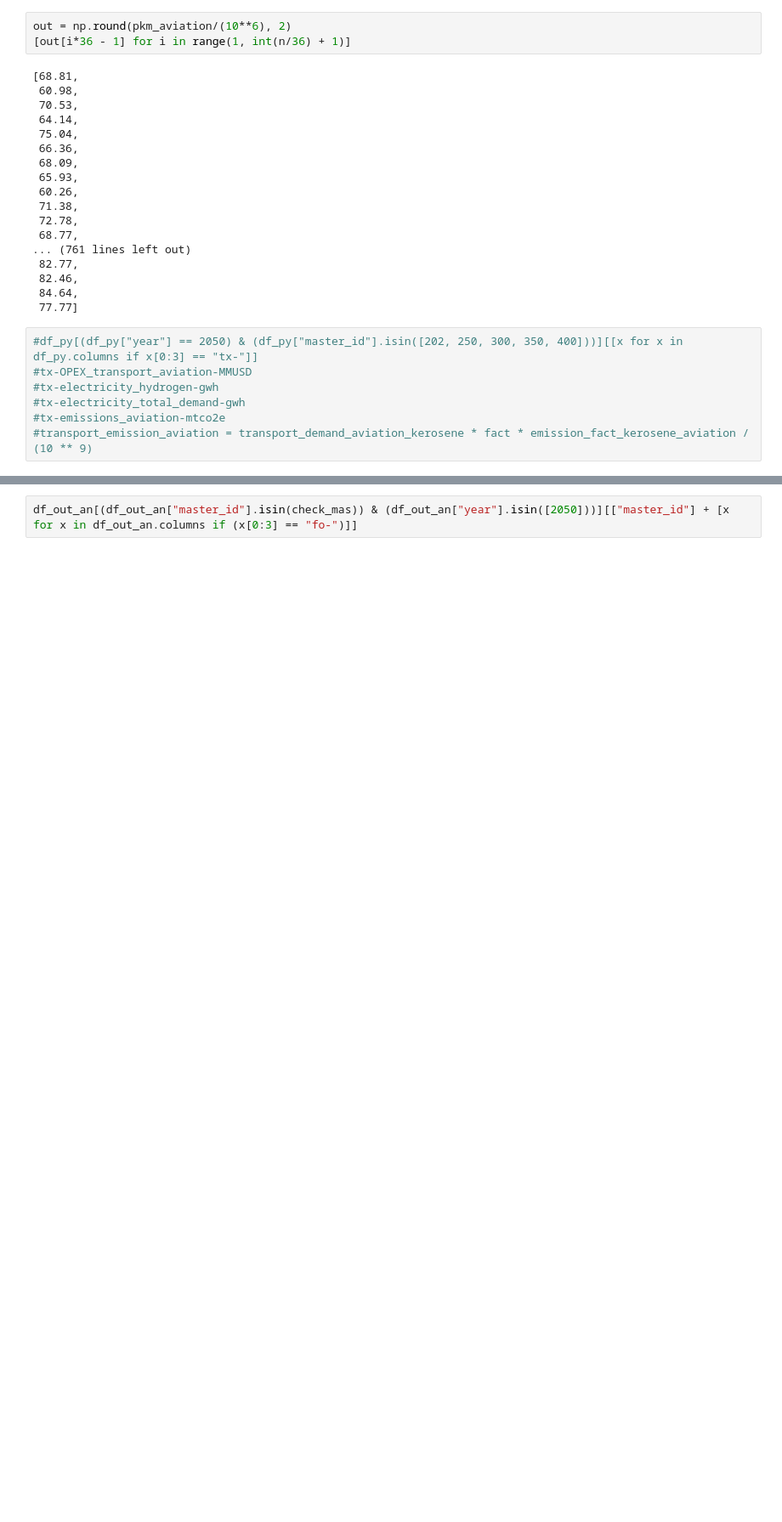
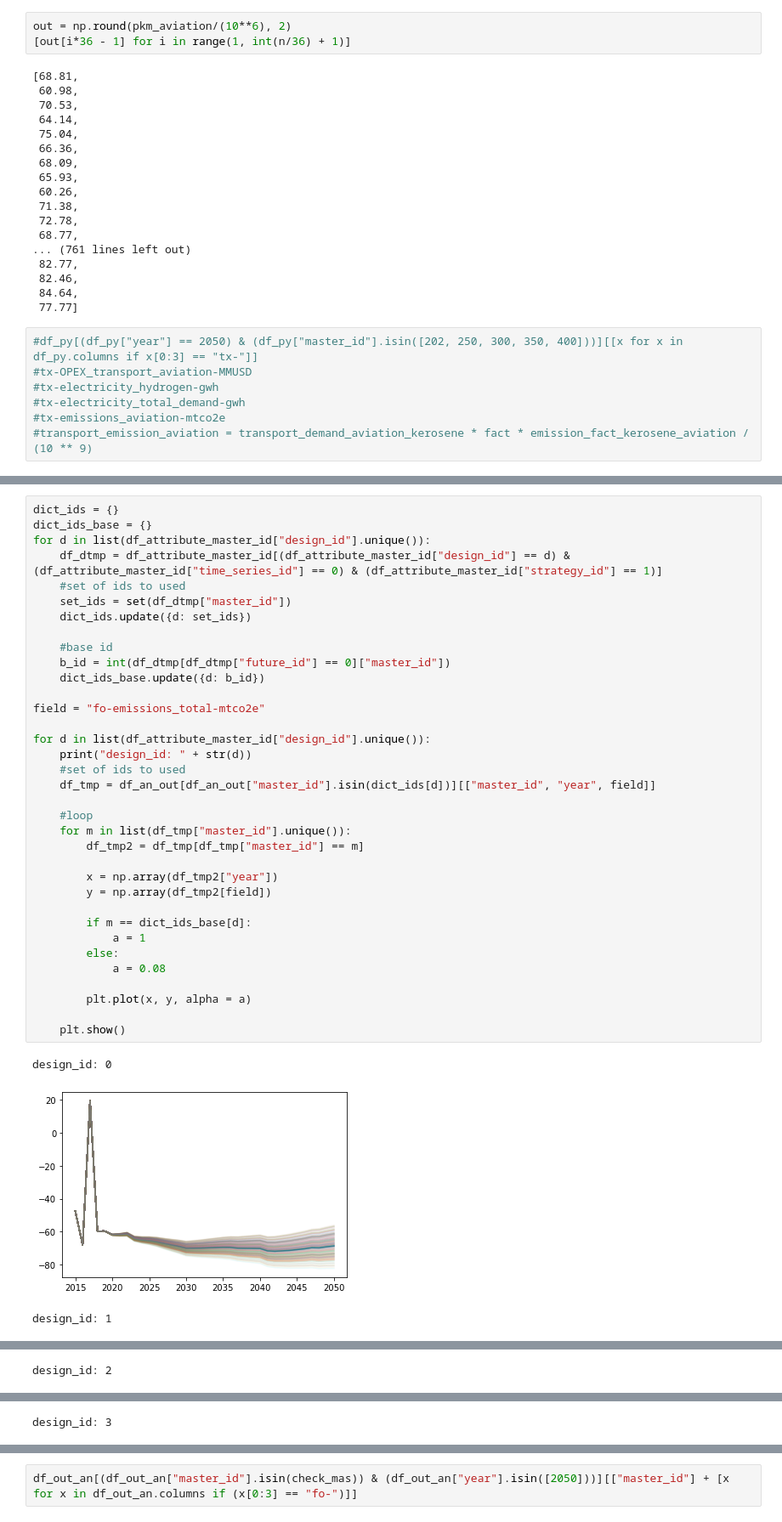
Before and after one commit to emolinaperez/MultiSector_LTS_Chile, a Jupyter notebook: python/integrate_designs_kluge_20210130.ipynb, the cells around one changed output, grey strips where cells are left out. Shown at 85% size. Drawn from its saved outputs; the diff is of its cells as text; blank space fills up the shorter version.

```diff
--- a/python/integrate_designs_kluge_20210130.ipynb
+++ b/python/integrate_designs_kluge_20210130.ipynb
@@ -267,0 +367,39 @@ df_fut[df_fut["future_id"].isin(futs_ag)]
+# %%
+dict_ids = {}
+dict_ids_base = {}
+for d in list(df_attribute_master_id["design_id"].unique()):
+    df_dtmp = df_attribute_master_id[(df_attribute_master_id["design_id"] == d) & (df_attribute_master_id["time_series_id"] == 0) & (df_attribute_master_id["strategy_id"] == 1)]
+    #set of ids to used
+    set_ids = set(df_dtmp["master_id"])
+    dict_ids.update({d: set_ids})
+
+    #base id
+    b_id = int(df_dtmp[df_dtmp["future_id"] == 0]["master_id"])
+    dict_ids_base.update({d: b_id})
+
+field = "fo-emissions_total-mtco2e"
+
+for d in list(df_attribute_master_id["design_id"].unique()):
+    print("design_id: " + str(d))
+    #set of ids to used
+    df_tmp = df_an_out[df_an_out["master_id"].isin(dict_ids[d])][["master_id", "year", field]]
+
+    #loop
+    for m in list(df_tmp["master_id"].unique()):
+        df_tmp2 = df_tmp[df_tmp["master_id"] == m]
+
+        x = np.array(df_tmp2["year"])
+        y = np.array(df_tmp2[field])
+
+        if m == dict_ids_base[d]:
+            a = 1
+        else:
+            a = 0.08
+
+        plt.plot(x, y, alpha = a)
+
+    plt.show()
+# %% [output]
+design_id: 0
+[figure, added]
+design_id: 1
@@ -267,0 +407 @@ df_fut[df_fut["future_id"].isin(futs_ag)]
+design_id: 2
@@ -267,0 +409 @@ df_fut[df_fut["future_id"].isin(futs_ag)]
+design_id: 3
```
Also changed, not shown: parts of 36 cells of this notebook, 22 other files.
